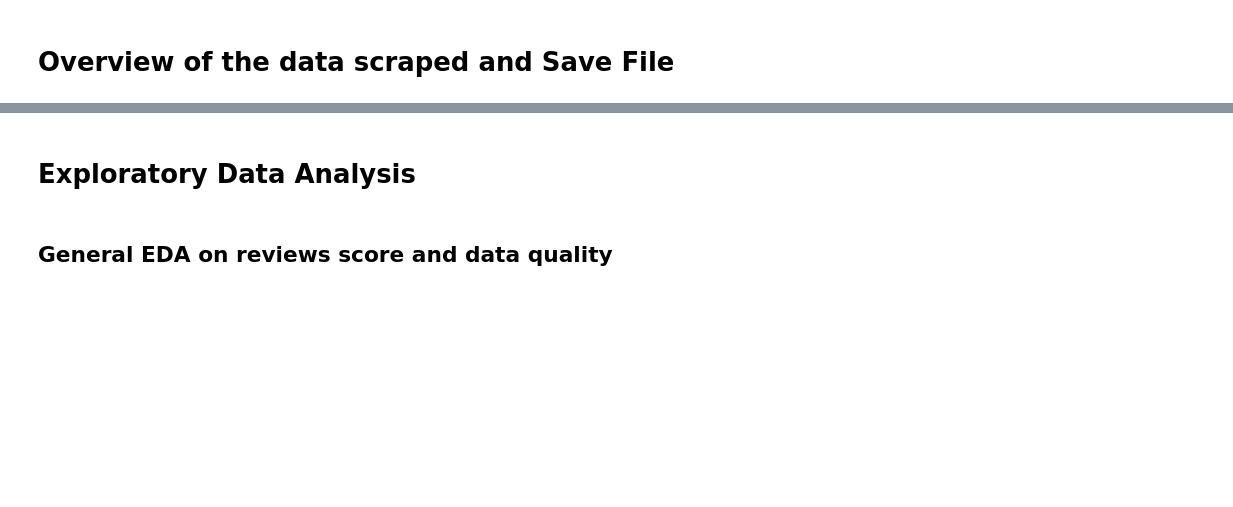
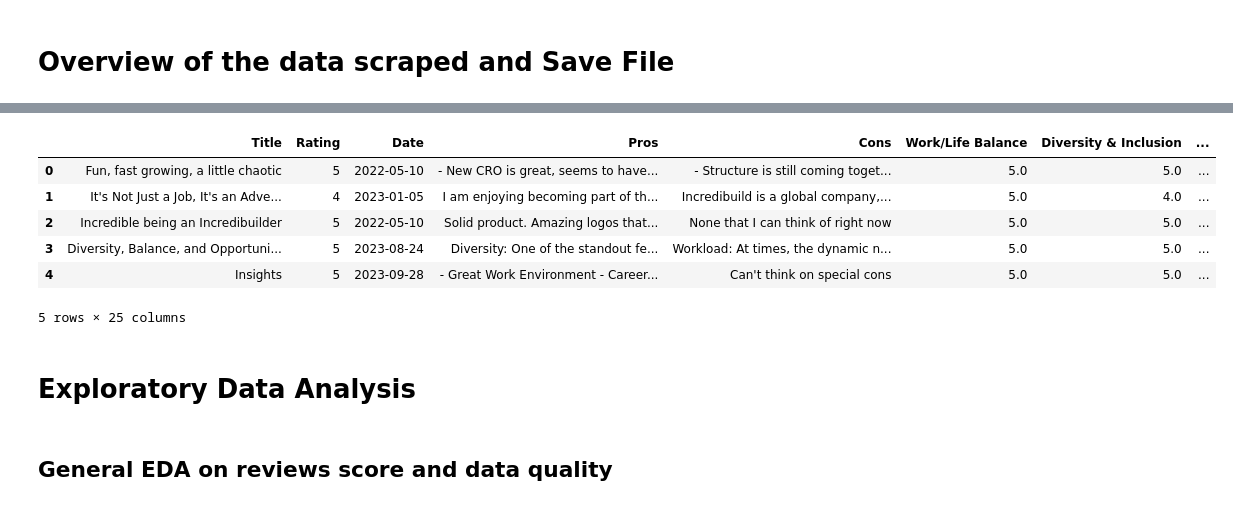
Before and after one commit to arielcohencodar/org-scaling-diagnostic, a Jupyter notebook: notebooks/Bringg/Reviews/Employee_review_analytics.ipynb, the cells around one changed output, grey strips where cells are left out. Cells and saved outputs as stored; diff of their text form; code cells hidden in the pictures; blank space fills up the shorter version.

```diff
--- a/notebooks/Bringg/Reviews/Employee_review_analytics.ipynb
+++ b/notebooks/Bringg/Reviews/Employee_review_analytics.ipynb
@@ -198,3 +189,14 @@ reviews_df.head()
+# %%
+reviews_df = pd.read_excel("../../../data/Incredibuild/Employees Reviews/reviews_Incredibuild_processed.xlsx")
+reviews_df.head()
+# %% [output]
+|  | Title | Rating | Date | Pros | Cons | Work/Life Balance | Diversity & Inclusion | ... |
+| 0 | Fun, fast growing, a little chaotic | 5 | 2022-05-10 | - New CRO is great, seems to have... | - Structure is still coming toget... | 5.0 | 5.0 | ... |
+| 1 | It's Not Just a Job, It's an Adve... | 4 | 2023-01-05 | I am enjoying becoming part of th... | Incredibuild is a global company,... | 5.0 | 4.0 | ... |
+| 2 | Incredible being an Incredibuilder | 5 | 2022-05-10 | Solid product. Amazing logos that... | None that I can think of right now | 5.0 | 5.0 | ... |
+| 3 | Diversity, Balance, and Opportuni... | 5 | 2023-08-24 | Diversity: One of the standout fe... | Workload: At times, the dynamic n... | 5.0 | 5.0 | ... |
+| 4 | Insights | 5 | 2023-09-28 | - Great Work Environment - Career... | Can't think on special cons | 5.0 | 5.0 | ... |
+5 rows × 25 columns
 # %% [markdown]
 # Exploratory Data Analysis
 # %% [markdown]
```
Also changed, not shown: parts of 2 cells of this notebook, 3 other files.
